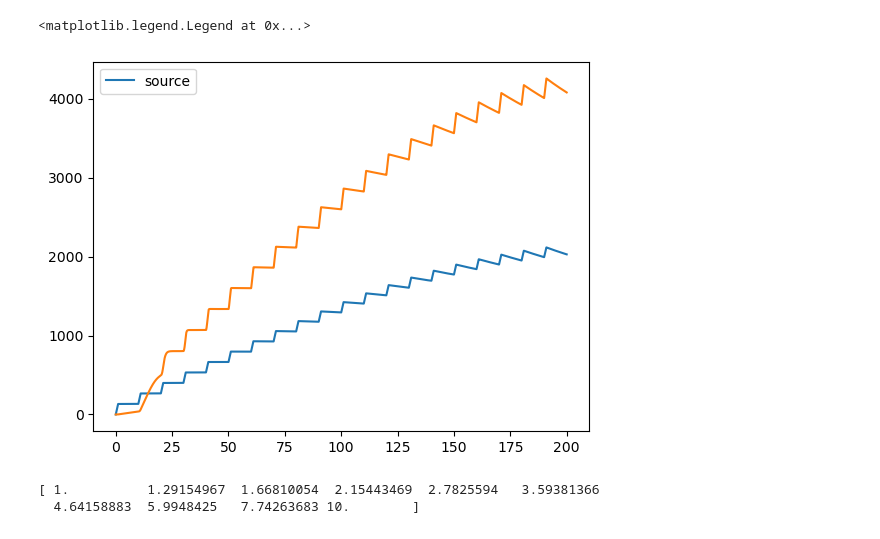
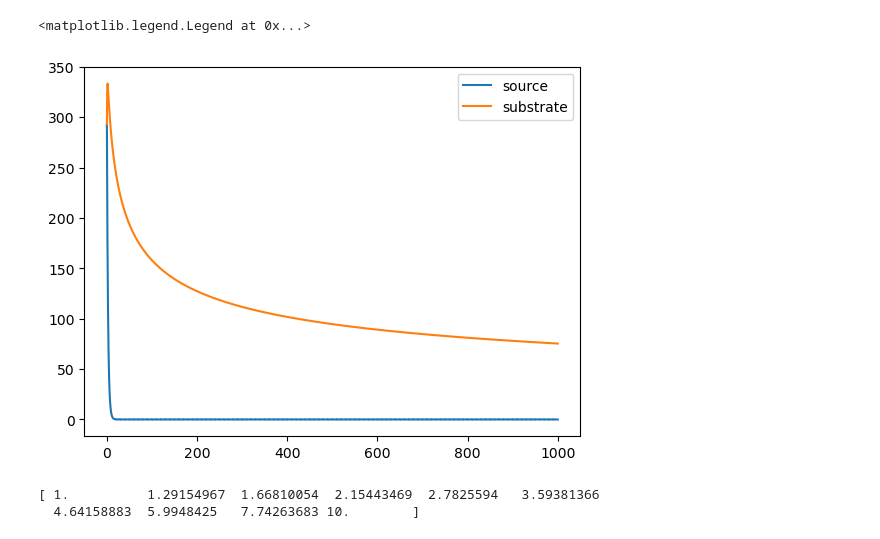
Before and after one commit to Ruttor/TempMod-TLE, a Jupyter notebook: Testcase.ipynb, the cells around one changed output. Drawn from its saved outputs; the diff is of its cells as text; code cells hidden in the pictures.

```diff
--- a/Testcase.ipynb
+++ b/Testcase.ipynb
@@ -11,24 +11,24 @@ import temp_plot as tp
 tm = mod.TempMod(dgl.T_punkt)
 params = {
     'P': 2e3,
-    'T0_so': 0,
-    'T0_sub': 0,
+    'T0_so': 293,
+    'T0_sub': 293,
     't_range': [0,10],
     'pulsed': True,
     'f': 0.1,
-    't_p': 1e0,
-    'n': 20,
+    't_p': 1e-3,
+    'n': 100,
     'thick0': 0.0,
     }
 
 result = tm.mod(P=params['P'], T0_so=params['T0_so'], T0_sub=params['T0_sub'], pulsed=True, f=params['f'], t_p=params['t_p'], n=params['n'], gr_factor=dgl.c['gr_factor'], gr_exp=dgl.c['gr_exp'])
 # %%
 plt.plot(result['Time'], result['Temp_source'], label='source')
-plt.plot(result['Time'], result['Temp_substrate'])
+plt.plot(result['Time'], result['Temp_substrate'], label='substrate')
 plt.legend()
 # %% [output]
 <matplotlib.legend.Legend at 0x...>
-[figure, old version]
+[figure, new version]
 # %%
 c = np.logspace(0, 1, 10)
 print(c)
```
Also changed, not shown: parts of 2 cells of this notebook, 5 other files.
